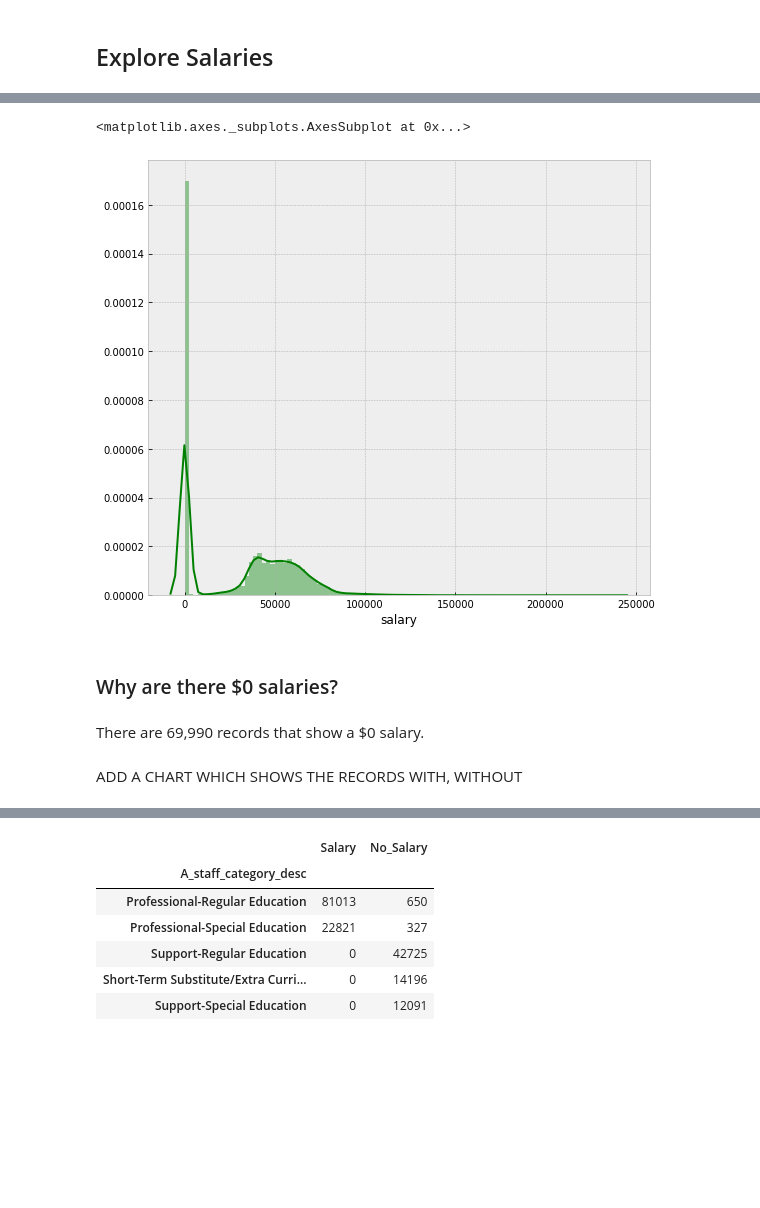
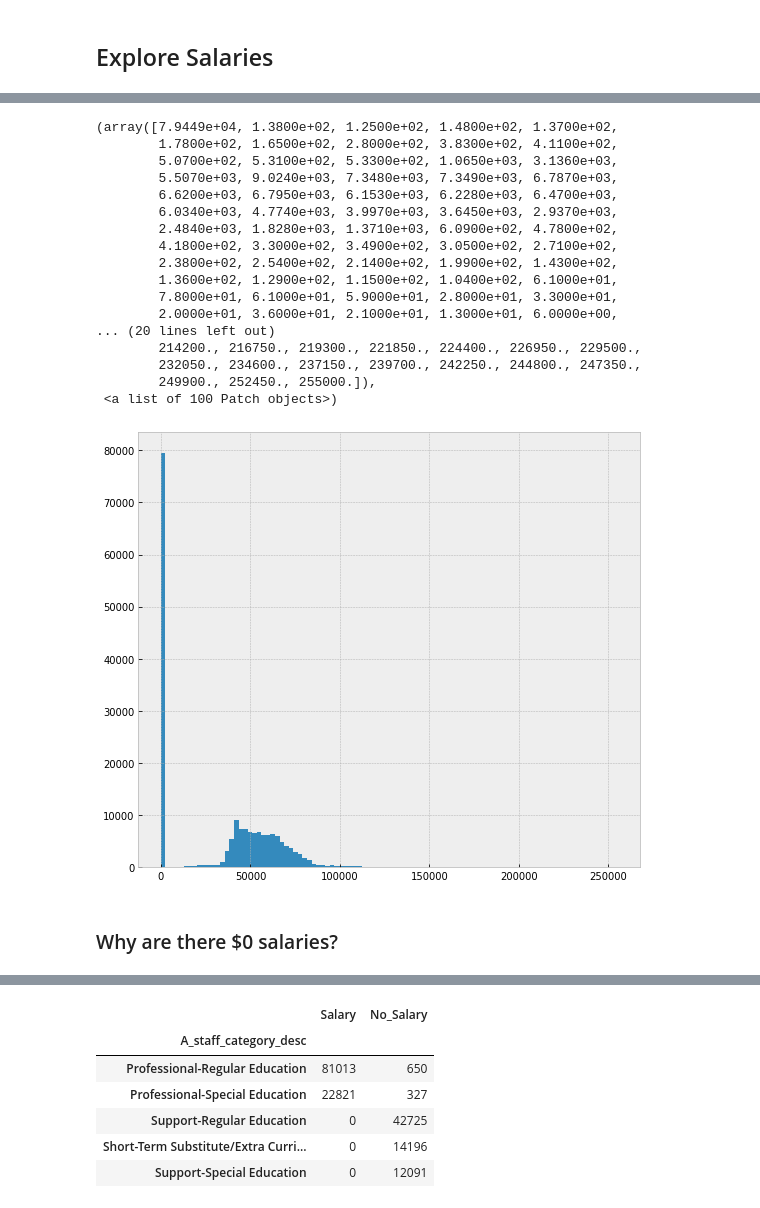
Before and after one commit to j-buss/wi-dpi, a Jupyter notebook: eda/5.0_Analysis.ipynb, the cells around one changed output, grey strips where cells are left out. Drawn from its saved outputs; the diff is of its cells as text; code cells hidden in the pictures; blank space fills up the shorter version.

```diff
--- a/eda/5.0_Analysis.ipynb
+++ b/eda/5.0_Analysis.ipynb
@@ -79,0 +94,3 @@ memory usage: 51.7+ MB
+# %%
+values = {'salary': 0}
+df.fillna(value=values, inplace=True)
@@ -80,12 +117,25 @@ memory usage: 51.7+ MB
 # %%
 plt.figure(figsize=(9, 8))
-sns.distplot(df['salary'], color='g', bins=100, hist_kws={'alpha': 0.4})
+#sns.distplot(df['salary'], color='g', norm_hist=False )
+plt.hist(df['salary'],bins=100)
 # %% [output]
-<matplotlib.axes._subplots.AxesSubplot at 0x...>
+(array([7.9449e+04, 1.3800e+02, 1.2500e+02, 1.4800e+02, 1.3700e+02,
+        1.7800e+02, 1.6500e+02, 2.8000e+02, 3.8300e+02, 4.1100e+02,
+        5.0700e+02, 5.3100e+02, 5.3300e+02, 1.0650e+03, 3.1360e+03,
+        5.5070e+03, 9.0240e+03, 7.3480e+03, 7.3490e+03, 6.7870e+03,
+        6.6200e+03, 6.7950e+03, 6.1530e+03, 6.2280e+03, 6.4700e+03,
+        6.0340e+03, 4.7740e+03, 3.9970e+03, 3.6450e+03, 2.9370e+03,
+        2.4840e+03, 1.8280e+03, 1.3710e+03, 6.0900e+02, 4.7800e+02,
+        4.1800e+02, 3.3000e+02, 3.4900e+02, 3.0500e+02, 2.7100e+02,
+        2.3800e+02, 2.5400e+02, 2.1400e+02, 1.9900e+02, 1.4300e+02,
+        1.3600e+02, 1.2900e+02, 1.1500e+02, 1.0400e+02, 6.1000e+01,
+        7.8000e+01, 6.1000e+01, 5.9000e+01, 2.8000e+01, 3.3000e+01,
+        2.0000e+01, 3.6000e+01, 2.1000e+01, 1.3000e+01, 6.0000e+00,
+... (20 lines left out)
+        214200., 216750., 219300., 221850., 224400., 226950., 229500.,
+        232050., 234600., 237150., 239700., 242250., 244800., 247350.,
+        249900., 252450., 255000.]),
+ <a list of 100 Patch objects>)
-[figure, old version]
+[figure, new version]
 # %% [markdown]
 ### Why are there $0 salaries?
-# %% [markdown]
-There are 69,990 records that show a $0 salary.
-# %% [markdown]
-ADD A CHART WHICH SHOWS THE RECORDS WITH, WITHOUT
```
Also changed, not shown: parts of 11 cells of this notebook.
